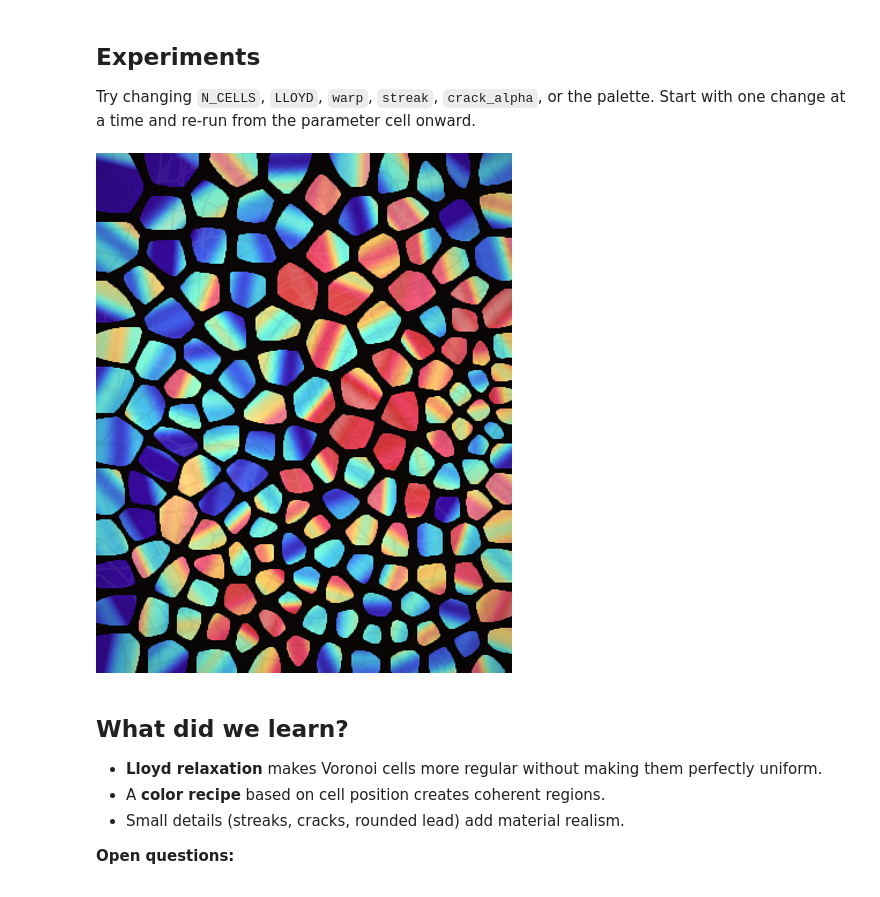
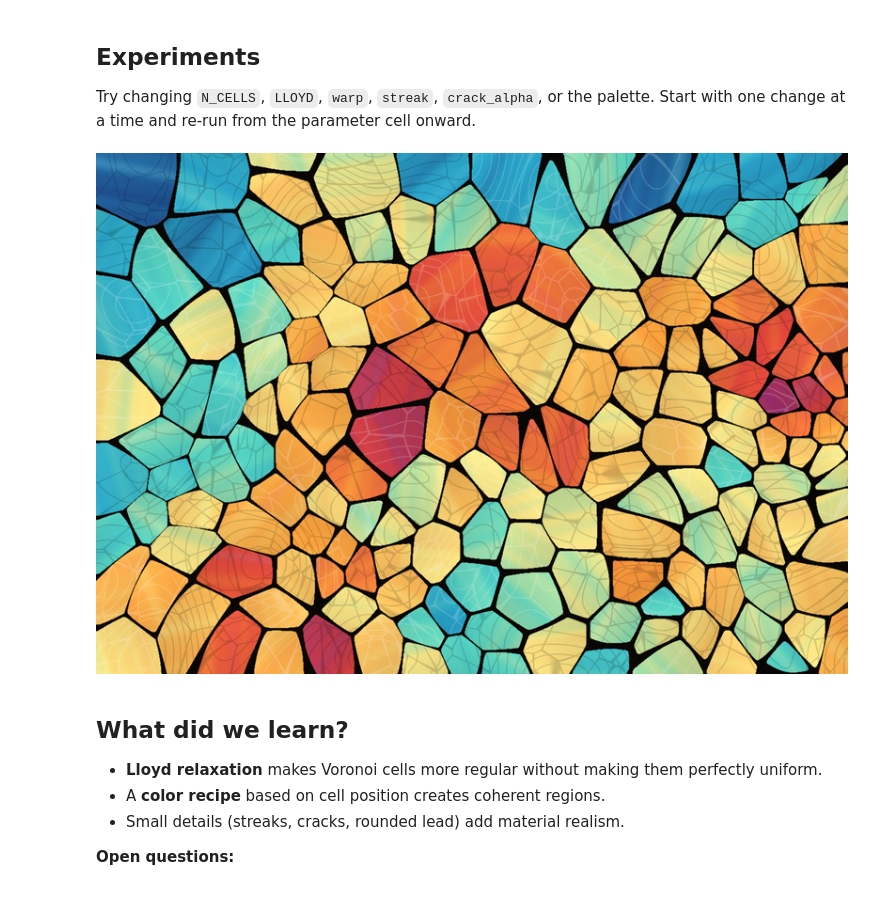
Before and after one commit to imanmossavat/math_vis, a Jupyter notebook: notebooks/demo_stained_glass_crisp.ipynb, the cells around one changed output. Saved outputs shown, nothing was run; the diff lists cells and outputs as text; code cells hidden in the pictures.

Commit message:
fix stained glass params

```diff
--- a/notebooks/demo_stained_glass_crisp.ipynb
+++ b/notebooks/demo_stained_glass_crisp.ipynb
@@ -12,13 +12,18 @@ This image is made from Voronoi cells. Points are first relaxed for even spacing
 %matplotlib inline
 import numpy as np
 import matplotlib.pyplot as plt
-from math_vis import seeds_relaxed, cell_colors, glass_crisp, make_cmap, finish
+from math_vis import seeds_relaxed, cell_colors, glass_crisp, make_cmap, finish, save_with_meta
 
 SEED = 4
-W, H = 360, 460
-N_CELLS = 160
-LLOYD = 4
+W, H = 1300, 900
+N_CELLS = 170
+LLOYD = 2
 rng = np.random.default_rng(SEED)
+
+JEWEL = make_cmap([
+    "#0b1d3a", "#1f4e8c", "#2aa5c9", "#58d3c0", "#f4e285",
+    "#f59e3b", "#e0453a", "#8e2a6a", "#3a1d6e"
+])
 # %% [markdown]
 ## Relaxing the seeds
 
@@ -49,17 +54,16 @@ With `LLOYD=0` the seeds stay at their initial random positions. The Voronoi cel
 `cell_colors` assigns a scalar value to each seed based on position and a little randomness. That scalar is then mapped through a palette to give every cell its color.
 # %%
 # 2. Assign colors to cells
-t = cell_colors(seeds, W, H, rng, trend=0.5)
+t = cell_colors(seeds, W, H, rng, trend=0.5, smooth=20, jitter=0.07)
 
 # visualize just the cell assignment
 from scipy.spatial import cKDTree
 X, Y = np.meshgrid(np.arange(W)+0.5, np.arange(H)+0.5)
 P = np.column_stack([X.ravel(), Y.ravel()])
 cell = cKDTree(seeds).query(P)[1]
-palette = make_cmap(['#3a0ca3', '#4361ee', '#4cc9f0', '#80ffdb', '#ffd166', '#ef476f', '#d62828'])
-flat = (palette(t)[cell, :3] * 255).reshape(H, W, 3).astype(np.uint8)
+flat = (JEWEL(t)[cell, :3] * 255).reshape(H, W, 3).astype(np.uint8)
 
-fig, ax = plt.subplots(figsize=(7, 9))
+fig, ax = plt.subplots(figsize=(10, 6.5))
 ax.imshow(flat, origin='lower'); ax.axis('off')
 ax.set_title('Flat cells from color recipe')
 plt.tight_layout(); plt.show()
@@ -119,14 +130,39 @@ The **streaks** stage is the main one. `apply_streaks` adds soft parallel bands
 
 Try changing `N_CELLS`, `LLOYD`, `warp`, `streak`, `crack_alpha`, or the palette. Start with one change at a time and re-run from the parameter cell onward.
 # %%
-# 4. Final render: finishing, save, and preview
-final = finish(stages['final'], name='stained_glass_crisp.png', grain=2, vignette=0.35, display=False)
+# 4. Final render: finishing, save with metadata, and preview
+final = finish(stages['final'], grain=2, vignette=0.0, display=False)
+
 from IPython.display import display
 from PIL import Image
-preview = Image.fromarray(final).resize((416, 520))
+
+preview = Image.fromarray(final).resize((800, 554), Image.Resampling.LANCZOS)
 display(preview)
+
+_ = save_with_meta(
+    final,
+    'stained_glass_crisp.png',
+    source_notebook='notebooks/demo_stained_glass_crisp.ipynb',
+    seed=SEED,
+    render_width=W,
+    render_height=H,
+    n_cells=N_CELLS,
+    lloyd_iters=LLOYD,
+    palette='JEWEL',
+    glass_crisp_params={
+        'warp': 16,
+        'lead_px': 1.8,
+        'round_px': 4.0,
+        'streak': 0.035,
+        'streak_light': 0.10,
+        'crack_alpha': 0.30,
+        'contour_alpha': 0.28,
+    },
+    finish_params={'grain': 2},
+    display_resize={'width': 800, 'height': 554, 'filter': 'LANCZOS'},
+)
 # %% [output]
-[figure, old version]
+[figure, new version]
 # %% [markdown]
 ## What did we learn?
 
```
Also changed, not shown: parts of 3 cells of this notebook.
